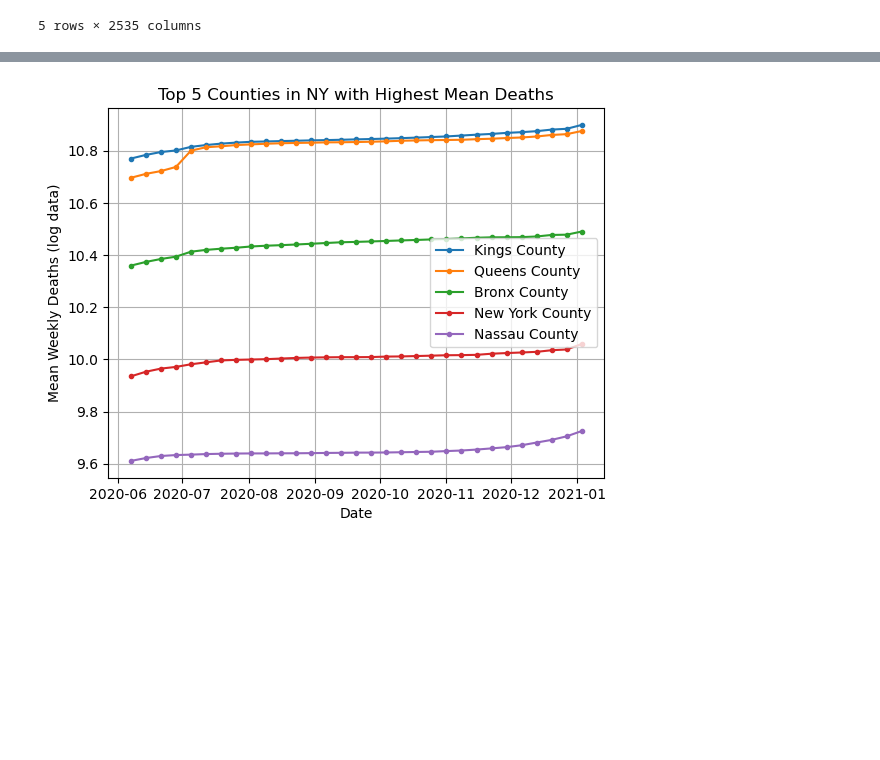
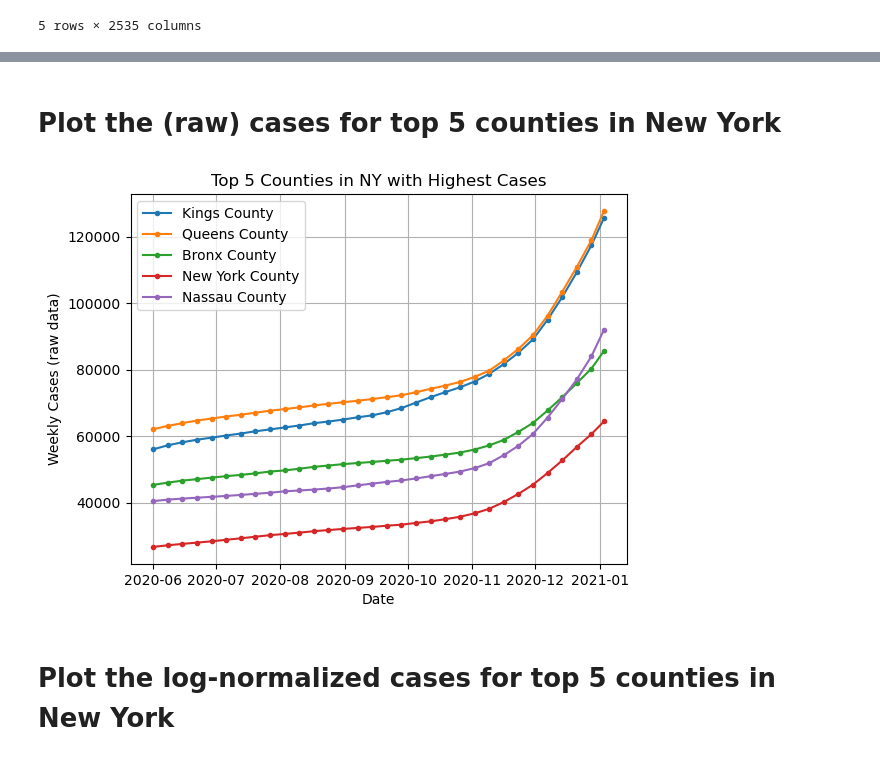
Before and after one commit to smbarber2/405ProjectGroup1, a Jupyter notebook: derek_stage2.ipynb, the cells around one changed output, grey strips where cells are left out. Cells and saved outputs as stored; diff of their text form; code cells hidden in the pictures; blank space fills up the shorter version.

```diff
--- a/derek_stage2.ipynb
+++ b/derek_stage2.ipynb
@@ -25,4 +30,3 @@ covid_just_data = covid_data.drop(columns=metadata_cols)
 # %%
-# Filter to cases only and deaths only dataframes
-covid_just_cases = covid_just_data[[col for col in covid_data_by_state.columns if 'cases' in col.lower()]]
-covid_just_deaths = covid_just_data[[col for col in covid_data_by_state.columns if 'deaths' in col.lower()]]
+covid_just_cases = covid_just_data[[col for col in covid_just_data.columns if 'cases' in col.lower()]]
+covid_just_deaths = covid_just_data[[col for col in covid_just_data.columns if 'deaths' in col.lower()]]
@@ -47,0 +53,8 @@ covid_just_deaths_weekly = covid_just_deaths.T.resample('W').sum().T
+# %%
+cases_last_date = covid_just_cases.iloc[:, -1:]
+covid_just_cases_weekly = covid_just_cases.loc[:, ::7]
+covid_just_cases_weekly = pd.concat([covid_just_cases_weekly, cases_last_date], axis=1)
+
+deaths_last_date = covid_just_deaths.iloc[:, -1:]
+covid_just_deaths_weekly = covid_just_deaths.loc[:, ::7]
+covid_just_deaths_weekly = pd.concat([covid_just_deaths_weekly, deaths_last_date], axis=1)
@@ -133,12 +173,12 @@ ny_data = ny_data.drop(columns='mean').T
 # %%
 fig, ax = plt.subplots()
 for county in top_5_counties:
-    ax.plot(ny_data.index, ny_data[county], label=county, marker='.')
+    ax.plot(ny_death_data.index, ny_death_data[county], label=county, marker='.')
 
 ax.legend()
-ax.title.set_text('Top 5 Counties in NY with Highest Mean Deaths')
+ax.title.set_text('Top 5 Counties in NY with Highest Deaths')
 ax.set_xlabel('Date')
-ax.set_ylabel('Mean Weekly Deaths (raw data)')
+ax.set_ylabel('Weekly Deaths (raw data)')
 ax.grid()
 plt.show()
 # %% [output]
@@ -145,0 +188,13 @@ plt.show()
+# %%
+fig, ax = plt.subplots()
+for county in top_5_counties:
+    county_pop = ny_county_pops.loc[county].iloc[0]
+    normalized = np.log10(ny_death_data[county].div(county_pop) * 100_000)
+    ax.plot(ny_death_data.index, normalized, label=county, marker='.')
+
+ax.legend()
+ax.title.set_text('Top 5 Counties in NY with Highest Deaths per 100,000 people')
+ax.set_xlabel('Date')
+ax.set_ylabel('Weekly Deaths (log data)')
+ax.grid()
+plt.show()
@@ -146,14 +203,17 @@ plt.show()
+# %% [markdown]
+# Plot the (raw) cases for top 5 counties in New York
 # %%
 fig, ax = plt.subplots()
 for county in top_5_counties:
-    log_data = np.log1p(ny_data[county])
-    ax.plot(ny_data.index, log_data, label=county, marker='.')
+    ax.plot(ny_cases_data.index, ny_cases_data[county], label=county, marker='.')
 
 ax.legend()
-ax.title.set_text('Top 5 Counties in NY with Highest Mean Deaths')
+ax.title.set_text('Top 5 Counties in NY with Highest Cases')
 ax.set_xlabel('Date')
-ax.set_ylabel('Mean Weekly Deaths (log data)')
+ax.set_ylabel('Weekly Cases (raw data)')
 ax.grid()
 plt.show()
 # %% [output]
-[figure, old version]
+[figure, new version]
+# %% [markdown]
+# Plot the log-normalized cases for top 5 counties in New York
```
Also changed, not shown: parts of 37 cells of this notebook.
